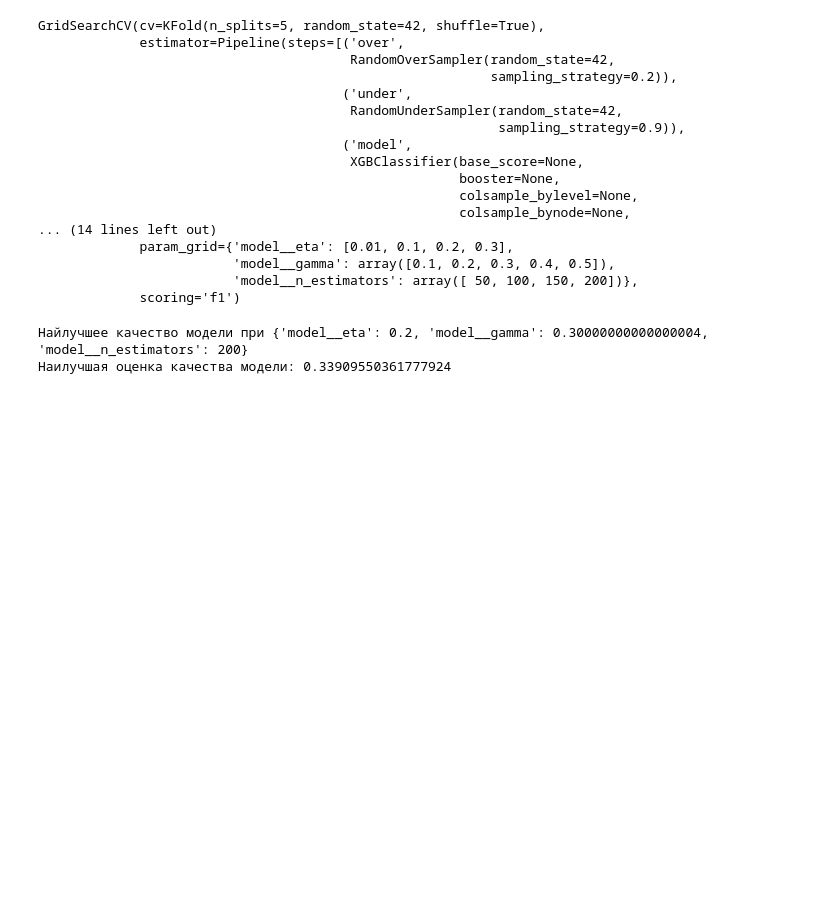
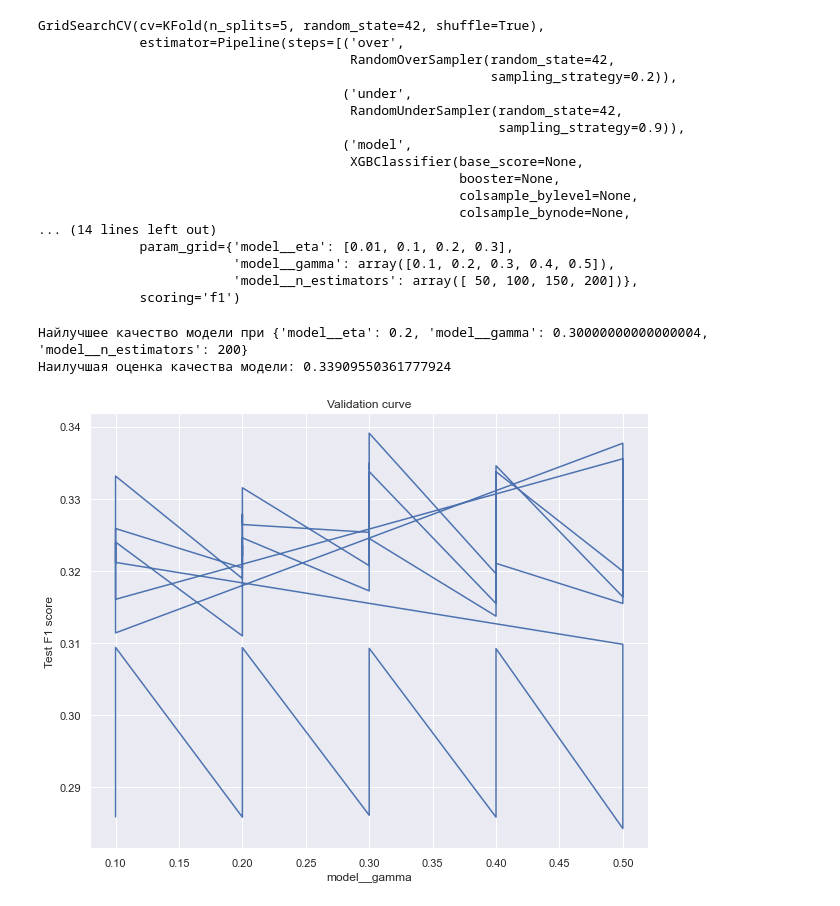
Before and after one commit to ML-Project-Univercity/Project, a Jupyter notebook: Project/Moduls/XGboost/XGboost_100.ipynb, the cells around one changed output. Drawn from its saved outputs; the diff is of its cells as text; code cells hidden in the pictures; blank space fills up the shorter version.

```diff
--- a/Project/Moduls/XGboost/XGboost_100.ipynb
+++ b/Project/Moduls/XGboost/XGboost_100.ipynb
@@ -102,6 +103,24 @@ def makeScore(model):
     print("Accuracy: %.5f%%" % (accuracy * 100.0))
     print("Recall: %.5f%%" % (recall * 100.0))
     print("Precision: %.5f%% "% (precision * 100.0))
+# %%
+def plot_validation_curve(model_grid, param_name, params=None):
+    # Рисуем валидационную кривую
+    # По оси х --- значения гиперпараметров (param_***)
+    # По оси y --- значения метрики (mean_test_score)
+
+    results_df = pd.DataFrame(model_grid.cv_results_)
+
+    if params == None:
+        plt.plot(results_df['param_'+param_name], results_df['mean_test_score'])
+    else:
+        plt.plot(params, results_df['mean_test_score'])
+
+    # Подписываем оси и график
+    plt.xlabel(param_name)
+    plt.ylabel('Test F1 score')
+    plt.title('Validation curve')
+    plt.show()
 # %% [raw]
         100 ПРИЗНАКОВ
 # %% [raw]
@@ -309,3 +328,7 @@ print("Наилучшая оценка качества модели:", grid.bes
 # %% [output]
 Найлучшее качество модели при {'model__eta': 0.2, 'model__gamma': 0.30000000000000004, 'model__n_estimators': 200}
 Наилучшая оценка качества модели: 0.33909550361777924
+# %%
+plot_validation_curve(grid, 'model__gamma')
+# %% [output]
+[figure, added]
```
Also changed, not shown: parts of 1 cell of this notebook, 1 other file.
